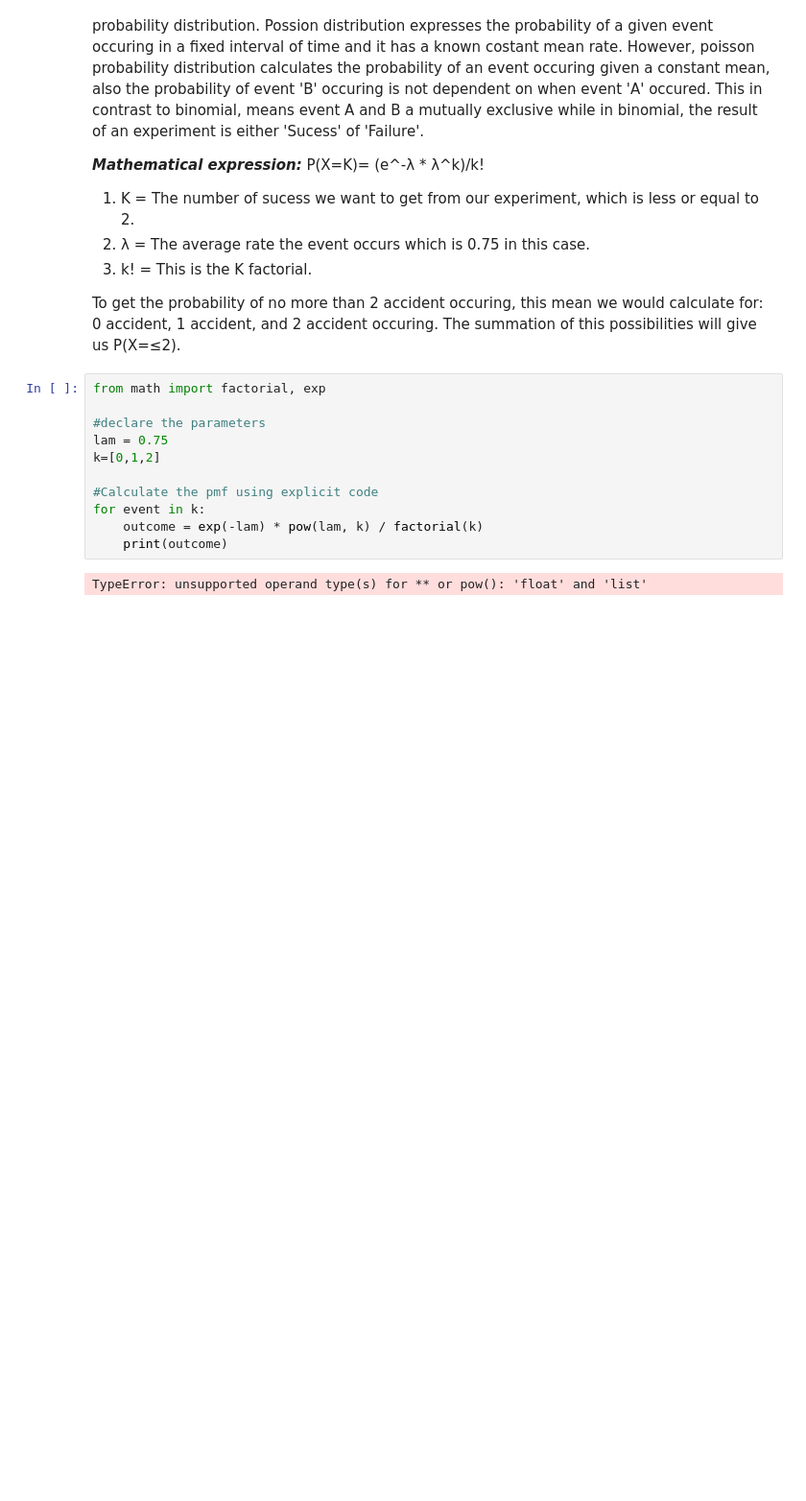
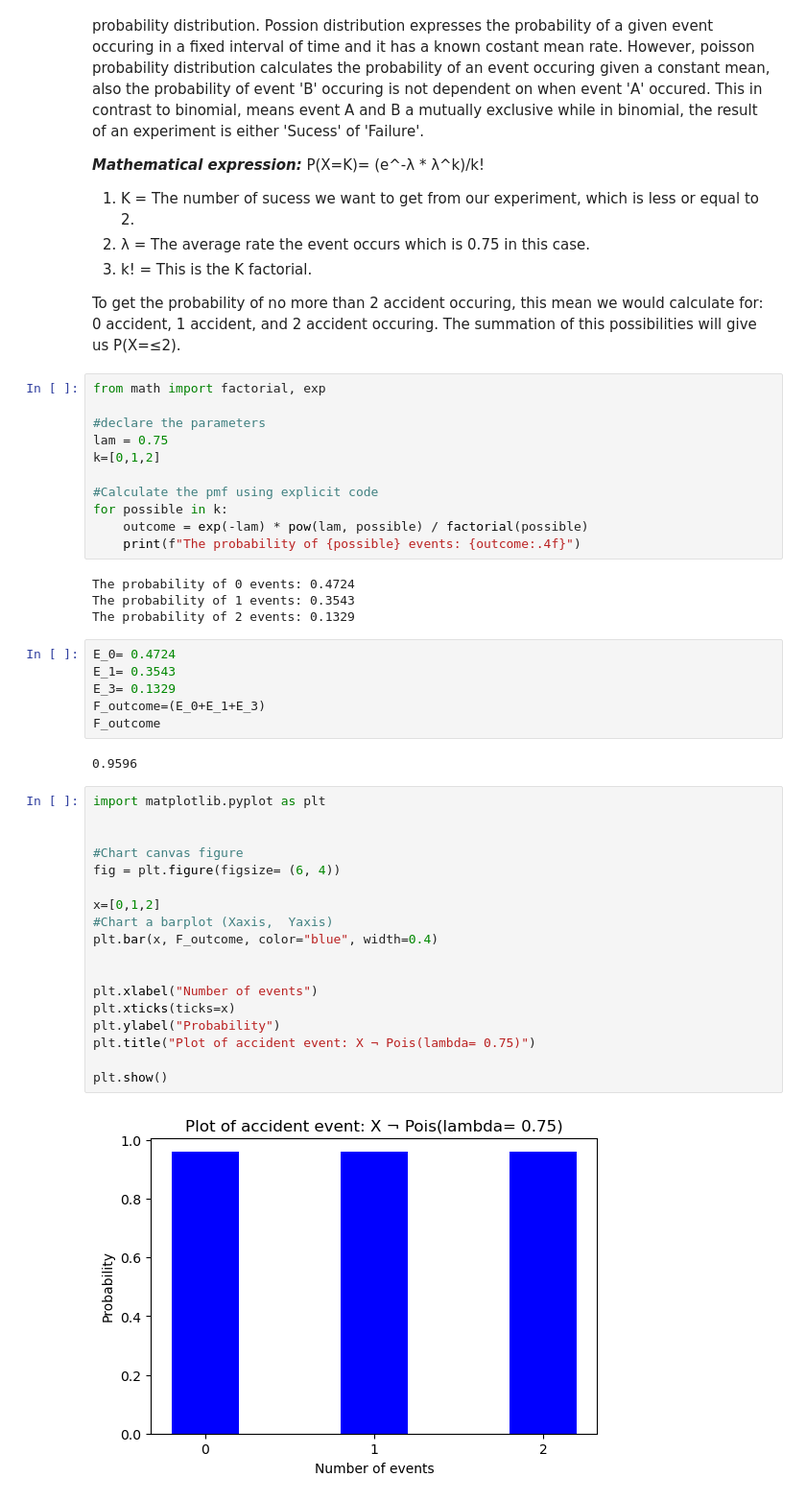
Before and after one commit to Ayomide-ola/Statistics_for_DA, a Jupyter notebook: Bank_churn_Discriptive_stat/Bank_Churn.ipynb, the cells around one changed output. Shown at 96% size. Drawn from its saved outputs; the diff is of its cells as text; blank space fills up the shorter version.

```diff
--- a/Bank_churn_Discriptive_stat/Bank_Churn.ipynb
+++ b/Bank_churn_Discriptive_stat/Bank_Churn.ipynb
@@ -778,8 +778,38 @@ lam = 0.75
 k=[0,1,2]
 
 #Calculate the pmf using explicit code
-for event in k:
-    outcome = exp(-lam) * pow(lam, k) / factorial(k)
-    print(outcome)
+for possible in k:
+    outcome = exp(-lam) * pow(lam, possible) / factorial(possible)
+    print(f"The probability of {possible} events: {outcome:.4f}")
 # %% [output]
-TypeError: unsupported operand type(s) for ** or pow(): 'float' and 'list'
+The probability of 0 events: 0.4724
+The probability of 1 events: 0.3543
+The probability of 2 events: 0.1329
+# %%
+E_0= 0.4724
+E_1= 0.3543
+E_3= 0.1329
+F_outcome=(E_0+E_1+E_3)
+F_outcome
+# %% [output]
+0.9596
+# %%
+import matplotlib.pyplot as plt
+
+
+#Chart canvas figure
+fig = plt.figure(figsize= (6, 4))
+
+x=[0,1,2]
+#Chart a barplot (Xaxis,  Yaxis)
+plt.bar(x, F_outcome, color="blue", width=0.4)
+
+
+plt.xlabel("Number of events")
+plt.xticks(ticks=x)
+plt.ylabel("Probability")
+plt.title("Plot of accident event: X ¬ Pois(lambda= 0.75)")
+
+plt.show()
+# %% [output]
+[figure, added]
```
Also changed, not shown: parts of 9 cells of this notebook.
